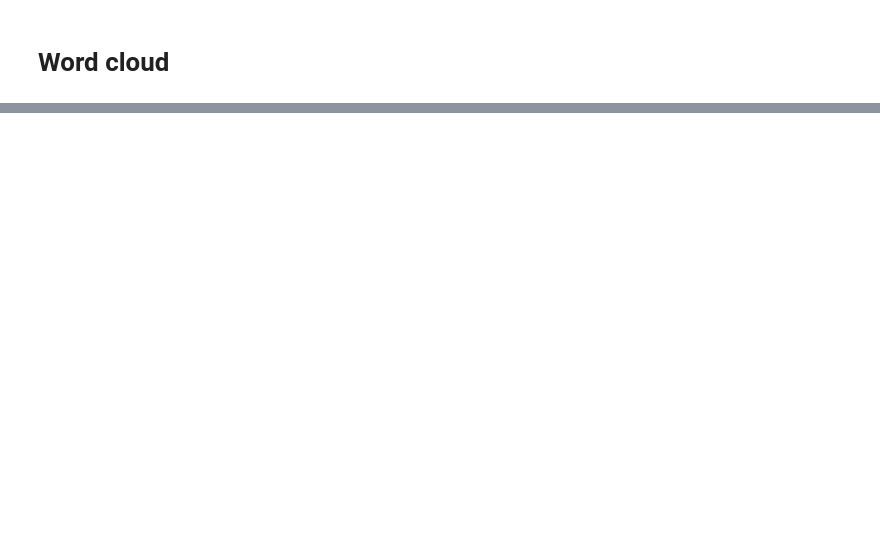
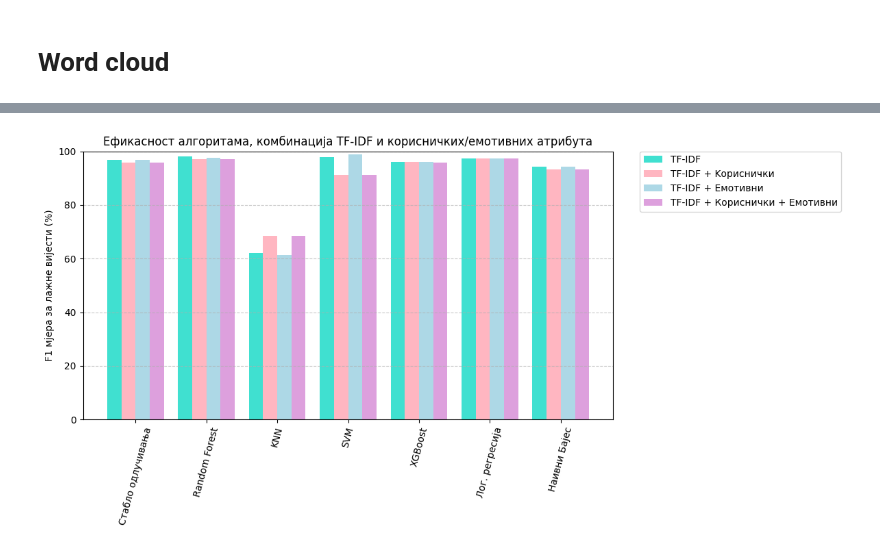
Before and after one commit to SaraTalic/fake-news-twitter-detection, a Jupyter notebook: tfidf.ipynb, the cells around one changed output, grey strips where cells are left out. Drawn from its saved outputs; the diff is of its cells as text; code cells hidden in the pictures; blank space fills up the shorter version.

```diff
--- a/tfidf.ipynb
+++ b/tfidf.ipynb
@@ -524,0 +476,30 @@ plt.show()
+# %%
+
+algoritmi = ['Стабло одлучивања','Random Forest','KNN', 'SVM', 'XGBoost', 'Лог. регресија', 'Наивни Бајес']
+x = np.arange(len(algoritmi))
+width = 0.2
+
+
+
+tf_idf = np.array([0.967, 0.980, 0.621, 0.978, 0.961, 0.974, 0.943]) * 100
+tf_idf_user = np.array([0.959, 0.972, 0.684, 0.912, 0.961, 0.974, 0.933]) * 100
+tf_idf_empath = np.array([0.967, 0.977, 0.614, 0.989, 0.961, 0.973,0.943]) * 100
+tf_idf_ue = np.array([0.959, 0.972, 0.685, 0.912, 0.959, 0.974, 0.933]) * 100
+plt.figure(figsize=(12, 6))
+bars1 = plt.bar(x - 1.5*width, tf_idf, width, label='TF-IDF', color='turquoise')
+bars2 = plt.bar(x - 0.5*width, tf_idf_user, width, label='TF-IDF + Kориснички', color='lightpink')
+bars3 = plt.bar(x + 0.5*width, tf_idf_empath, width, label='ТF-IDF + Емотивни', color='lightblue')
+bars4 = plt.bar(x + 1.5*width, tf_idf_ue, width, label='TF-IDF + Кориснички + Емотивни', color='plum')
+
+
+
+plt.xticks(x, algoritmi, rotation=75)
+plt.ylim(0, 100)
+plt.ylabel('F1 мјера за лажне вијести (%)')
+plt.title('Ефикасност алгоритама, комбинација TF-IDF и корисничких/емотивних атрибута')
+plt.legend(bbox_to_anchor=(1.05, 1), loc='upper left', borderaxespad=0.)
+plt.grid(axis='y', linestyle='--', alpha=0.7)
+plt.tight_layout()
+plt.show()
+# %% [output]
+[figure, added]
```
Also changed, not shown: parts of 16 cells of this notebook, 4 other files.
